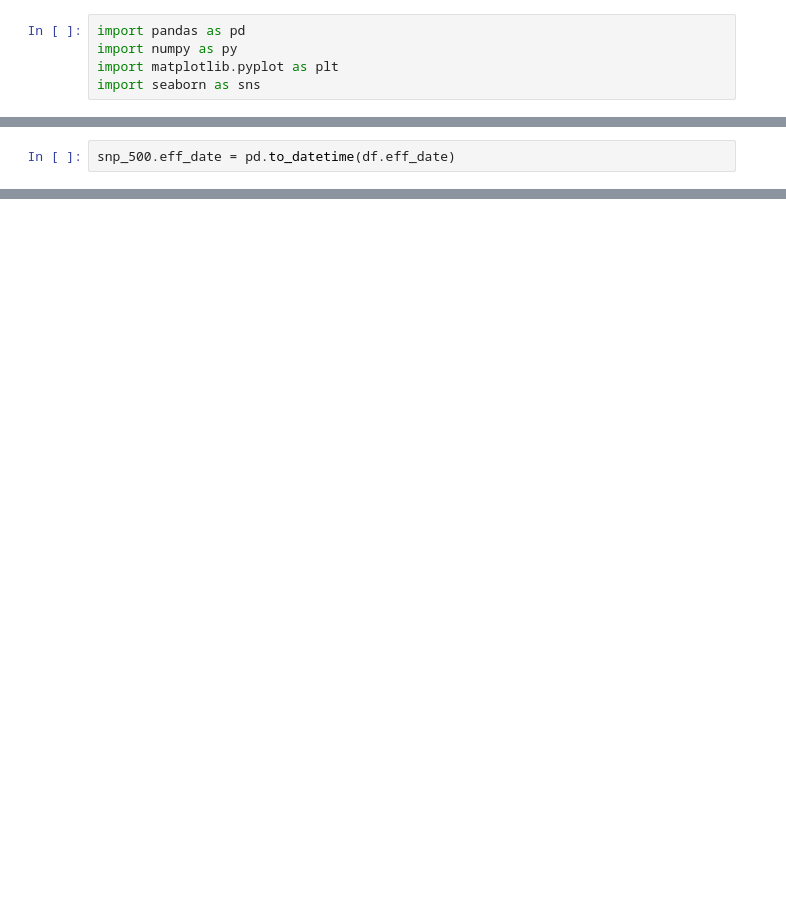
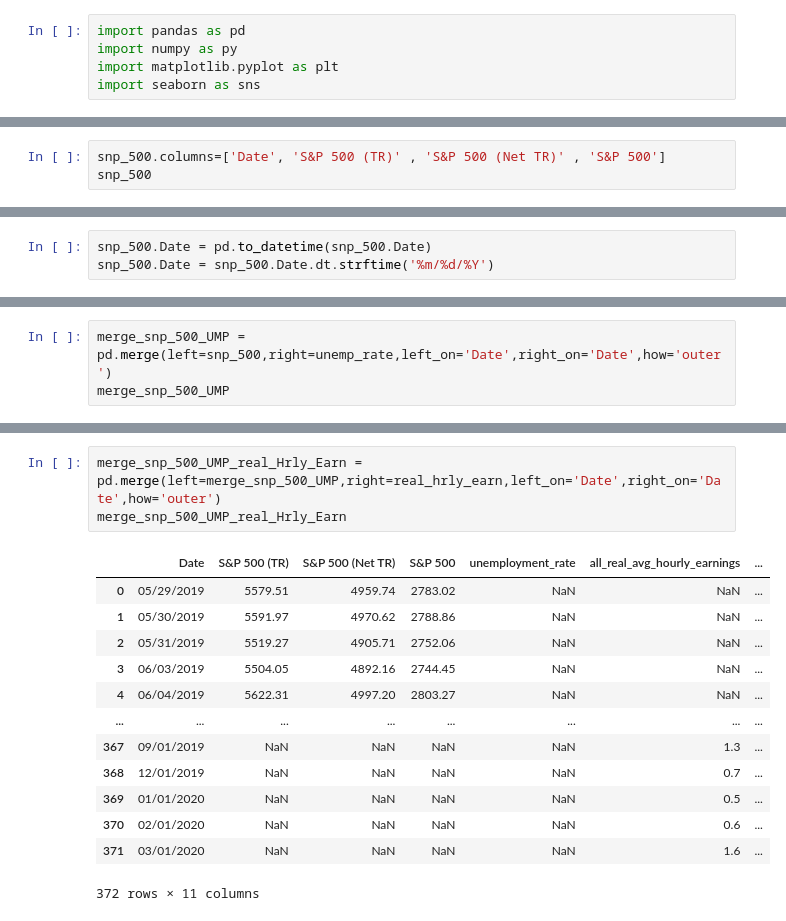
Before and after one commit to mtylerrobbins/NSS_Capstone_Stimulus, a Jupyter notebook: Notebooks/Capstone_covid_stimulus.ipynb, the cells around one changed output, grey strips where cells are left out. Saved outputs shown, nothing was run; the diff lists cells and outputs as text; blank space fills up the shorter version.

```diff
--- a/Notebooks/Capstone_covid_stimulus.ipynb
+++ b/Notebooks/Capstone_covid_stimulus.ipynb
@@ -55,2 +82,0 @@ snp_500
-# %%
-snp_500.eff_date = pd.to_datetime(df.eff_date)
@@ -70,0 +118,3 @@ memory usage: 8.1 KB
+# %%
+snp_500.columns=['Date', 'S&P 500 (TR)' , 'S&P 500 (Net TR)' , 'S&P 500']
+snp_500
@@ -70,0 +135,3 @@ memory usage: 8.1 KB
+# %%
+snp_500.Date = pd.to_datetime(snp_500.Date)
+snp_500.Date = snp_500.Date.dt.strftime('%m/%d/%Y')
@@ -70,0 +154,3 @@ memory usage: 8.1 KB
+# %%
+merge_snp_500_UMP = pd.merge(left=snp_500,right=unemp_rate,left_on='Date',right_on='Date',how='outer')
+merge_snp_500_UMP
@@ -70,0 +171,17 @@ memory usage: 8.1 KB
+# %%
+merge_snp_500_UMP_real_Hrly_Earn = pd.merge(left=merge_snp_500_UMP,right=real_hrly_earn,left_on='Date',right_on='Date',how='outer')
+merge_snp_500_UMP_real_Hrly_Earn
+# %% [output]
+|  | Date | S&P 500 (TR) | S&P 500 (Net TR) | S&P 500 | unemployment_rate | all_real_avg_hourly_earnings | ... |
+| 0 | 05/29/2019 | 5579.51 | 4959.74 | 2783.02 | NaN | NaN | ... |
+| 1 | 05/30/2019 | 5591.97 | 4970.62 | 2788.86 | NaN | NaN | ... |
+| 2 | 05/31/2019 | 5519.27 | 4905.71 | 2752.06 | NaN | NaN | ... |
+| 3 | 06/03/2019 | 5504.05 | 4892.16 | 2744.45 | NaN | NaN | ... |
+| 4 | 06/04/2019 | 5622.31 | 4997.20 | 2803.27 | NaN | NaN | ... |
+| ... | ... | ... | ... | ... | ... | ... | ... |
+| 367 | 09/01/2019 | NaN | NaN | NaN | NaN | 1.3 | ... |
+| 368 | 12/01/2019 | NaN | NaN | NaN | NaN | 0.7 | ... |
+| 369 | 01/01/2020 | NaN | NaN | NaN | NaN | 0.5 | ... |
+| 370 | 02/01/2020 | NaN | NaN | NaN | NaN | 0.6 | ... |
+| 371 | 03/01/2020 | NaN | NaN | NaN | NaN | 1.6 | ... |
+372 rows × 11 columns
```
Also changed, not shown: parts of 16 cells of this notebook, 1 other file.
